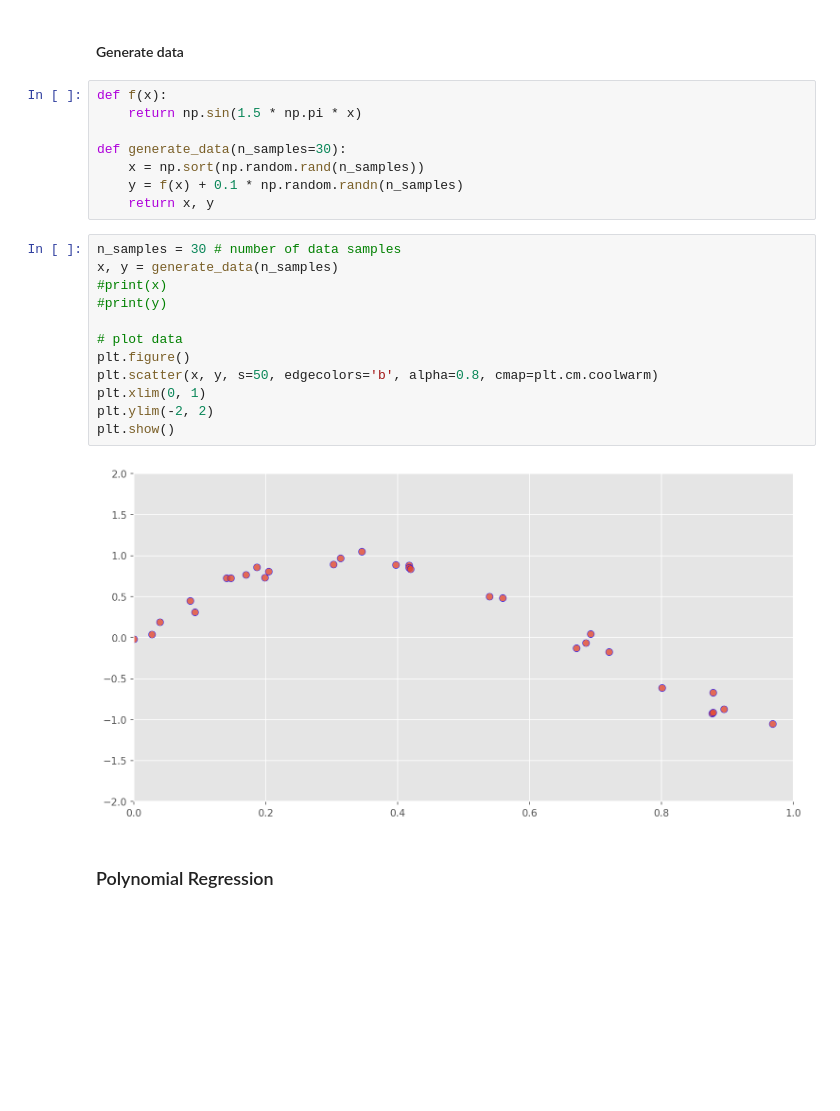
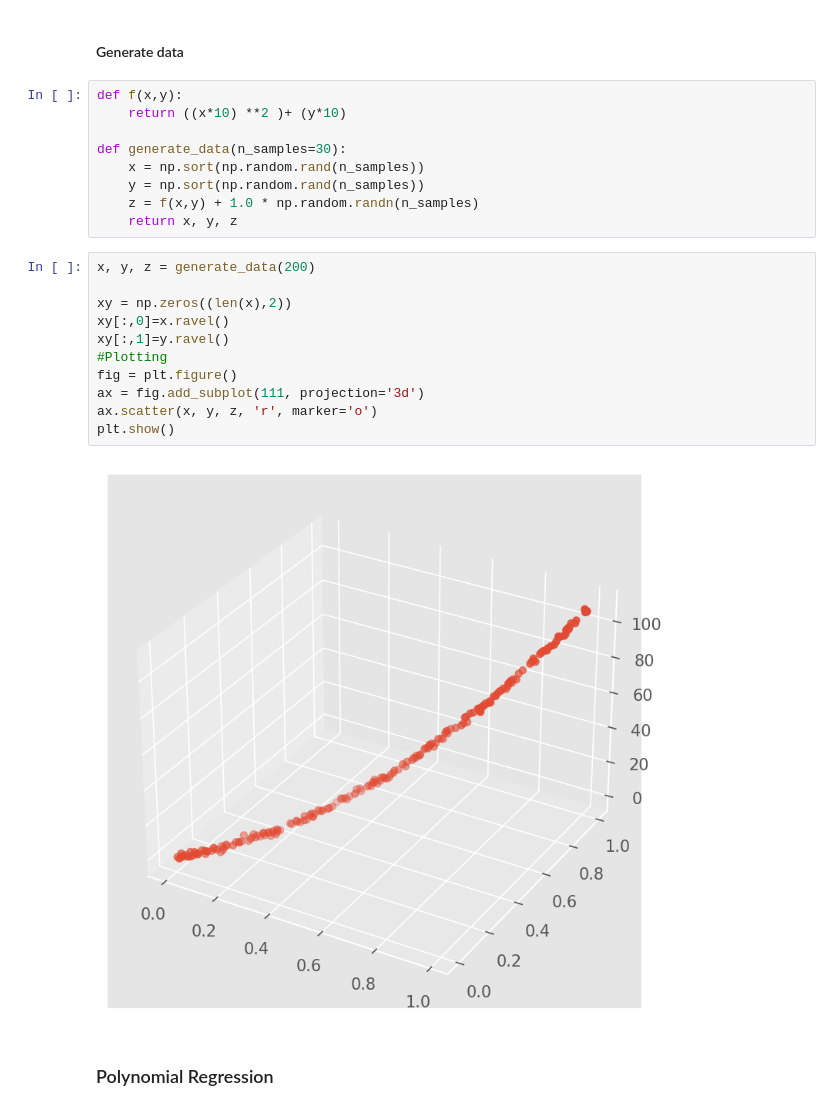
Before and after one commit to MORTAZAD66/ML_Practice, a Jupyter notebook: Linear Models/Logestic Linear Regression/5-Regularization-Demo.ipynb, the cells around one changed output. Saved outputs shown, nothing was run; the diff lists cells and outputs as text; blank space fills up the shorter version.

```diff
--- a/Linear Models/Logestic Linear Regression/5-Regularization-Demo.ipynb
+++ b/Linear Models/Logestic Linear Regression/5-Regularization-Demo.ipynb
@@ -30,27 +30,27 @@ warnings.filterwarnings(action='ignore')
 # %% [markdown]
 #### Generate data
 # %%
-def f(x):
-    return np.sin(1.5 * np.pi * x)
+def f(x,y):
+    return ((x*10) **2 )+ (y*10)
 
 def generate_data(n_samples=30):
     x = np.sort(np.random.rand(n_samples))
-    y = f(x) + 0.1 * np.random.randn(n_samples)
-    return x, y
+    y = np.sort(np.random.rand(n_samples))
+    z = f(x,y) + 1.0 * np.random.randn(n_samples)
+    return x, y, z
-# %%
-n_samples = 30 # number of data samples
-x, y = generate_data(n_samples)
-#print(x)
-#print(y)
-
-# plot data
-plt.figure()
-plt.scatter(x, y, s=50, edgecolors='b', alpha=0.8, cmap=plt.cm.coolwarm)
-plt.xlim(0, 1)
-plt.ylim(-2, 2)
-plt.show()
-# %% [output]
-[figure, removed]
+# %%
+x, y, z = generate_data(200)
+
+xy = np.zeros((len(x),2))
+xy[:,0]=x.ravel()
+xy[:,1]=y.ravel()
+#Plotting
+fig = plt.figure()
+ax = fig.add_subplot(111, projection='3d')
+ax.scatter(x, y, z, 'r', marker='o')
+plt.show()
+# %% [output]
+[figure, added]
 # %% [markdown]
 ### Polynomial Regression
 # %%
```
Also changed, not shown: parts of 6 cells of this notebook.
